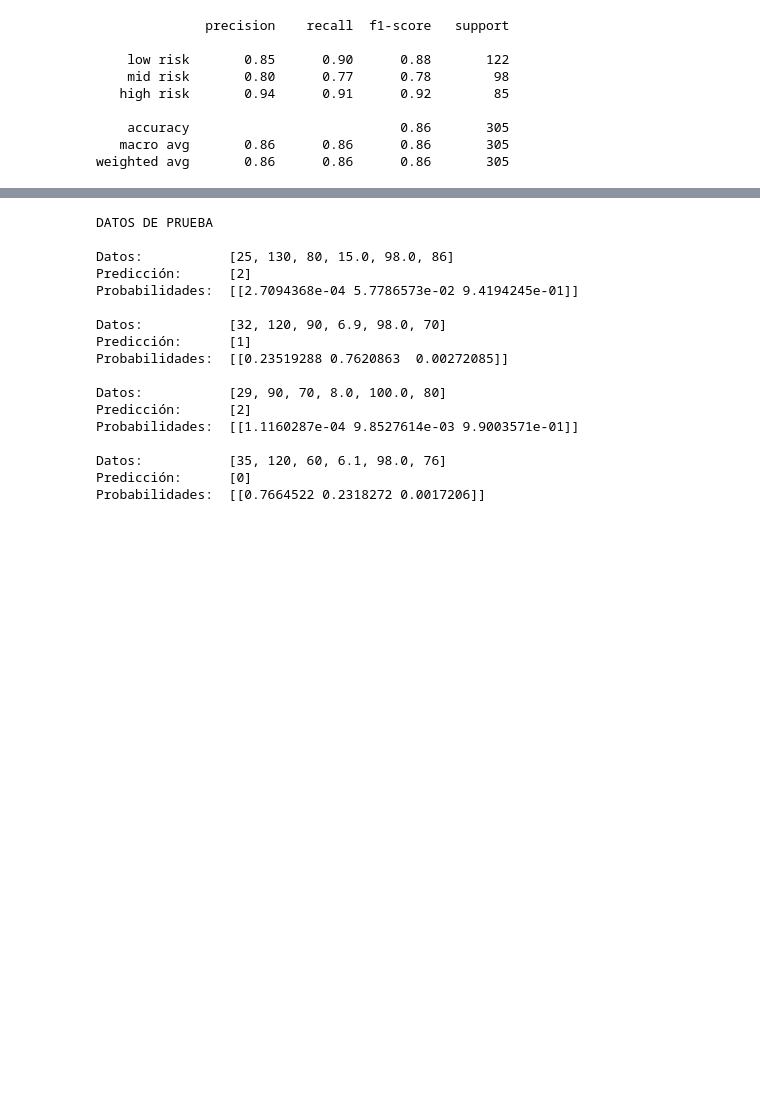
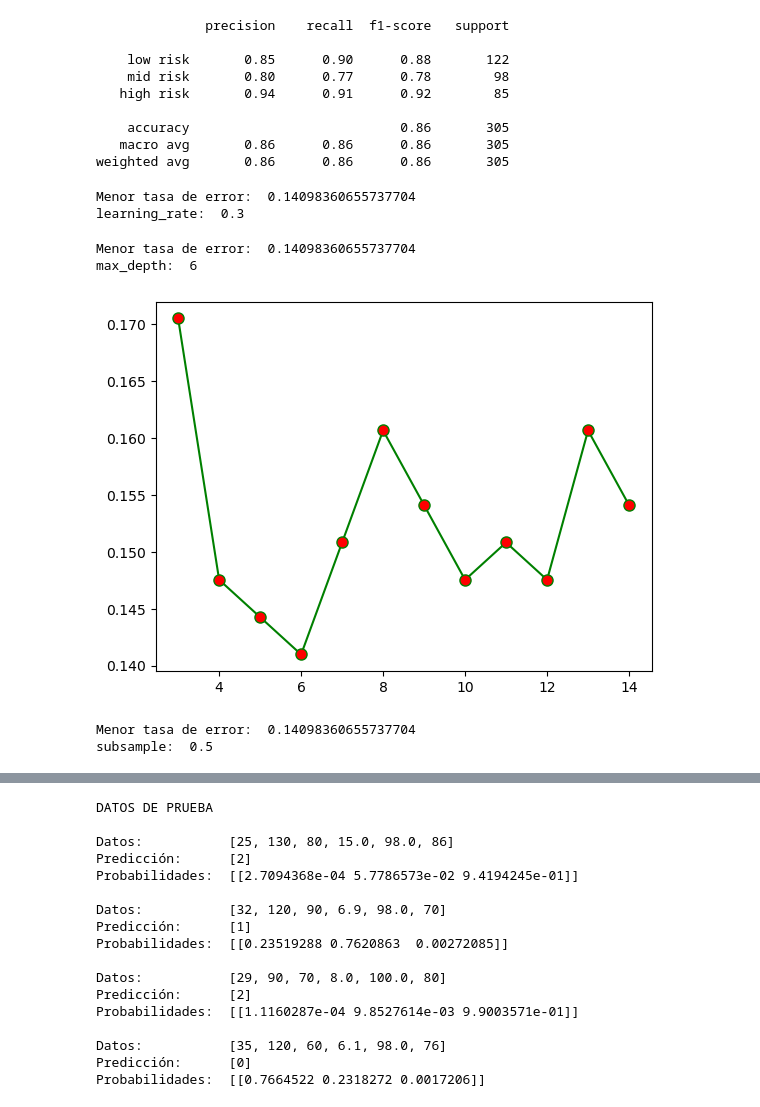
Before and after one commit to BenjaminChipana2004/MLRiesgoMaternal, a Jupyter notebook: MLRiesgoMaternal/ML/Entrenamiento y optimización del modelo.ipynb, the cells around one changed output, grey strips where cells are left out. Drawn from its saved outputs; the diff is of its cells as text; code cells hidden in the pictures; blank space fills up the shorter version.

```diff
--- a/MLRiesgoMaternal/ML/Entrenamiento y optimización del modelo.ipynb
+++ b/MLRiesgoMaternal/ML/Entrenamiento y optimización del modelo.ipynb
@@ -139,7 +139,7 @@ weighted avg       0.85      0.85      0.85       305
 #optimizacion del modelo
 tasa_error = []
 menor_GB = float(1)
-nes = 50
+nes = 100
 for i in range(1,50):
     modeloGB =XGBClassifier(n_estimators=100 + i, random_state=42)
     modeloGB.fit(x_train_esc,y_train)
@@ -174,3 +174,67 @@ print(classification_report(y_test,prediccionesGB,target_names=list(categorias.k
     accuracy                           0.86       305
    macro avg       0.86      0.86      0.86       305
 weighted avg       0.86      0.86      0.86       305
+# %%
+#optimizacion del modelo
+tasa_error = []
+learning = [0.001, 0.01, 0.05, 0.1, 0.2, 0.3, 0.5]
+menor_GB = float(1)
+lr = 0.001
+for i in learning:
+    modeloGB =XGBClassifier(n_estimators=nes, learning_rate = i, random_state=42)
+    modeloGB.fit(x_train_esc,y_train)
+    modeloGB_i=modeloGB.predict(x_test_esc)
+    error = np.mean(modeloGB_i != y_test)
+    tasa_error.append(error)
+
+    if error < menor_GB:
+        menor_GB = error
+        lr = i
+
+#plt.plot(range(101,150),tasa_error,color='green',marker='o', markerfacecolor='red',markersize='8')
+print("Menor tasa de error: ", menor_GB, "\nlearning_rate: ", lr)
+# %% [output]
+Menor tasa de error:  0.14098360655737704
+learning_rate:  0.3
+# %%
+tasa_error = []
+menor_GB = float(1)
+md = 3
+for i in range(3,15):
+    modeloGB =XGBClassifier(n_estimators=nes, learning_rate = lr, max_depth = i, random_state=42)
+    modeloGB.fit(x_train_esc,y_train)
+    modeloGB_i=modeloGB.predict(x_test_esc)
+    error = np.mean(modeloGB_i != y_test)
+    tasa_error.append(error)
+
+    if error < menor_GB:
+        menor_GB = error
+        md = i
+
+plt.plot(range(3,15),tasa_error,color='green',marker='o', markerfacecolor='red',markersize='8')
+print("Menor tasa de error: ", menor_GB, "\nmax_depth: ", md)
+# %% [output]
+Menor tasa de error:  0.14098360655737704
+max_depth:  6
+[figure, added]
+# %%
+tasa_error = []
+menor_GB = float(1)
+subsam = [0.5, 0.7, 0.8, 0.9, 1.0]
+ss = 0.5
+for i in subsam:
+    modeloGB =XGBClassifier(n_estimators=nes, learning_rate = lr, max_depth = md, subsample = i, random_state=42)
+    modeloGB.fit(x_train_esc,y_train)
+    modeloGB_i=modeloGB.predict(x_test_esc)
+    error = np.mean(modeloGB_i != y_test)
+    tasa_error.append(error)
+
+    if error < menor_GB:
+        menor_GB = error
+        ss = i
+
+#plt.plot(range(1,10),tasa_error,color='green',marker='o', markerfacecolor='red',markersize='8')
+print("Menor tasa de error: ", menor_GB, "\nsubsample: ", ss)
+# %% [output]
+Menor tasa de error:  0.14098360655737704
+subsample:  0.5
```
Also changed, not shown: parts of 2 cells of this notebook.
